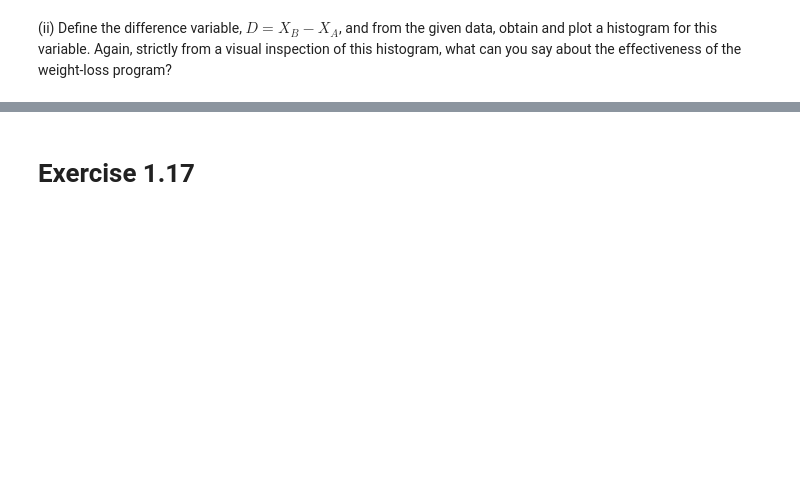
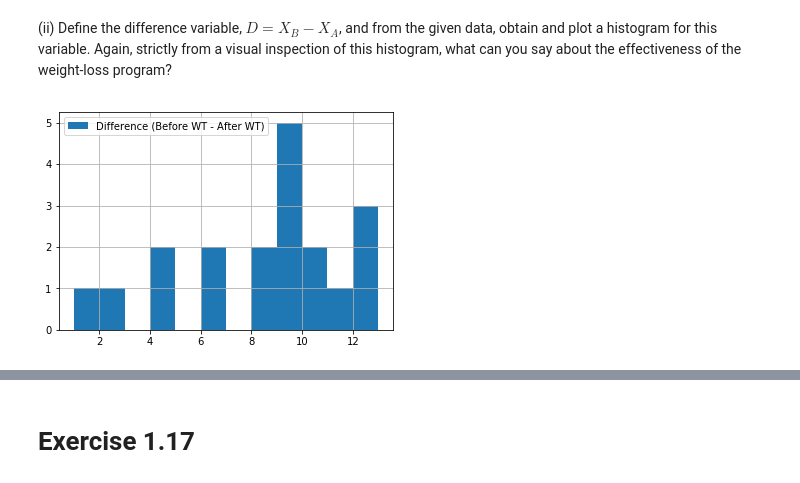
Before and after one commit to ayushi-b/Random_Phenomena_by_Babatunde_Ogunnaike, a Jupyter notebook: Chapter 1/Chapter 1.ipynb, the cells around one changed output, grey strips where cells are left out. Saved outputs shown, nothing was run; the diff lists cells and outputs as text; code cells hidden in the pictures; blank space fills up the shorter version.

```diff
--- a/Chapter 1/Chapter 1.ipynb
+++ b/Chapter 1/Chapter 1.ipynb
@@ -906,2 +964,17 @@ Let $X_B$ represent the `Before` weight and $X_A$ the `After` weight.
 # %% [markdown]
 (ii) Define the difference variable, $D= X_B - X_A$, and from the given data, obtain and plot a histogram for this variable. Again, strictly from a  visual inspection of this histogram, what can you say about the effectiveness of the weight-loss program?
+# %%
+prob1_16['diff'] = prob1_16['Before WT'] - prob1_16['After WT']
+
+bin_size = 1
+hist_data_diff = plt.hist(
+    prob1_16['diff'],
+    bins=np.arange(prob1_16['diff'].min(), prob1_16['diff'].max(), bin_size),
+    label='Difference (Before WT - After WT)',
+)
+
+plt.legend()
+plt.grid(True)
+plt.show()
+# %% [output]
+[figure, added]
```
Also changed, not shown: parts of 18 cells of this notebook, 11 other files.
